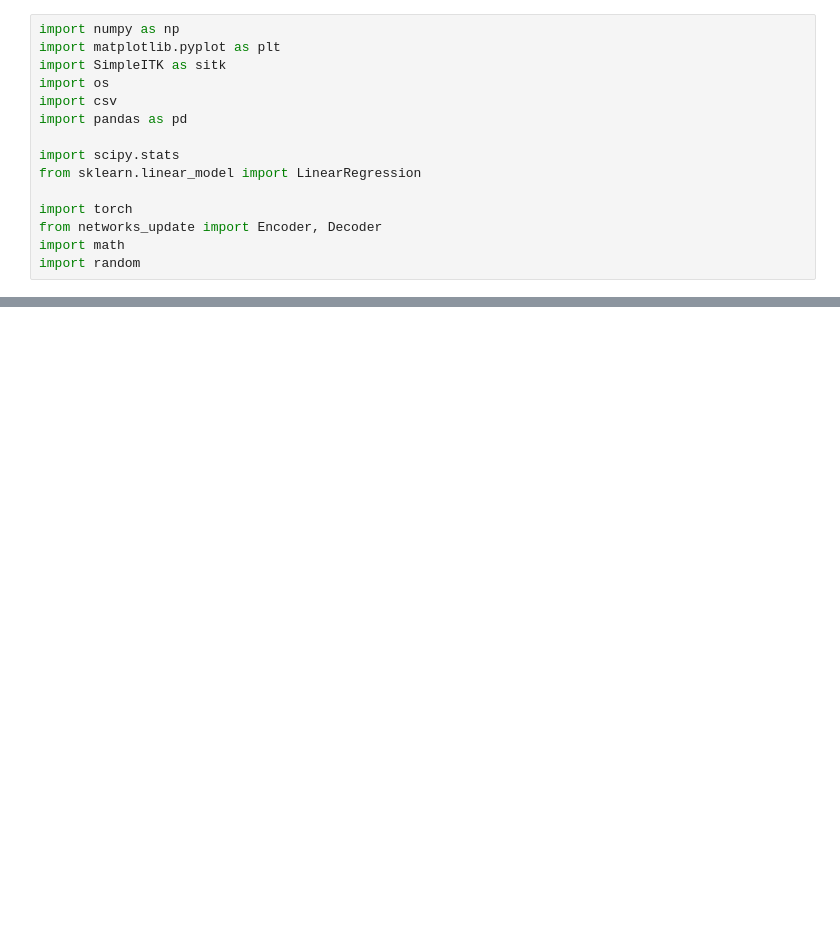
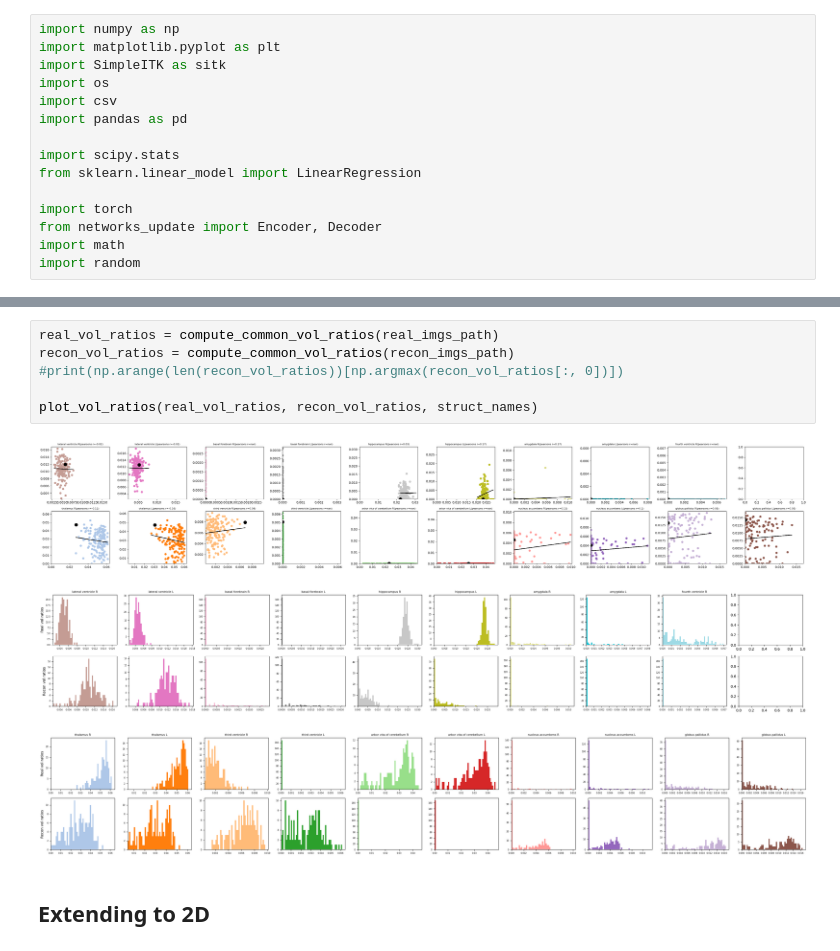
Before and after one commit to jessicabohm/UNIT, a Jupyter notebook: evaluate_anat_synth.ipynb, the cells around one changed output, grey strips where cells are left out. Saved outputs shown, nothing was run; the diff lists cells and outputs as text; blank space fills up the shorter version.

```diff
--- a/evaluate_anat_synth.ipynb
+++ b/evaluate_anat_synth.ipynb
@@ -102,0 +249,12 @@ Mean accuracy: 0.9824
+# %%
+real_vol_ratios = compute_common_vol_ratios(real_imgs_path)
+recon_vol_ratios = compute_common_vol_ratios(recon_imgs_path)
+#print(np.arange(len(recon_vol_ratios))[np.argmax(recon_vol_ratios[:, 0])])
+
+plot_vol_ratios(real_vol_ratios, recon_vol_ratios, struct_names)
+# %% [output]
+[figure, added]
+[figure, added]
+[figure, added]
+# %% [markdown]
+## Extending to 2D
```
Also changed, not shown: parts of 9 cells of this notebook, 33 other files.
